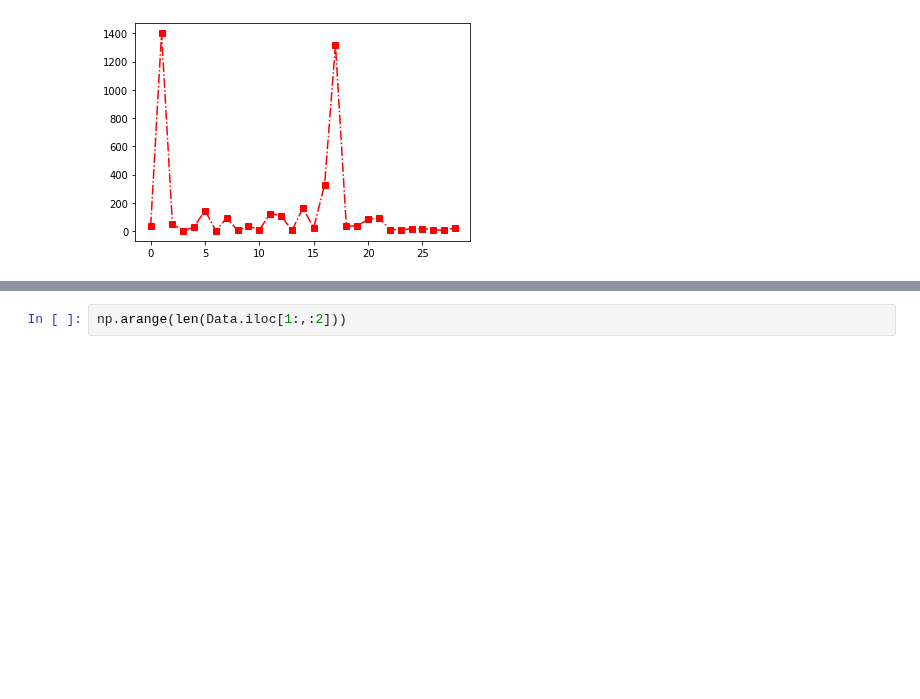
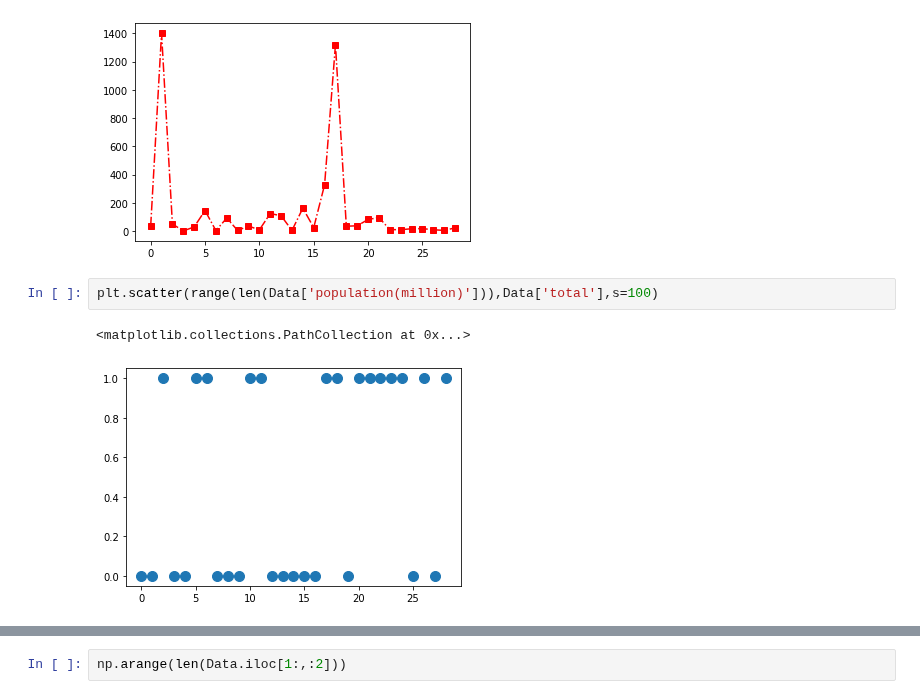
Before and after one commit to Jittiya/DWDM21, a Jupyter notebook: Project.ipynb, the cells around one changed output, grey strips where cells are left out. Saved outputs shown, nothing was run; the diff lists cells and outputs as text; blank space fills up the shorter version.

```diff
--- a/Project.ipynb
+++ b/Project.ipynb
@@ -1293,3 +1293,8 @@ plt.plot(range(len(Data.iloc[:,1])),Data.iloc[:,1],'s-.r')
 # %% [output]
 [<matplotlib.lines.Line2D at 0x...>]
 [figure]
+# %%
+plt.scatter(range(len(Data['population(million)'])),Data['total'],s=100)
+# %% [output]
+<matplotlib.collections.PathCollection at 0x...>
+[figure, added]
```
Also changed, not shown: parts of 10 cells of this notebook.
